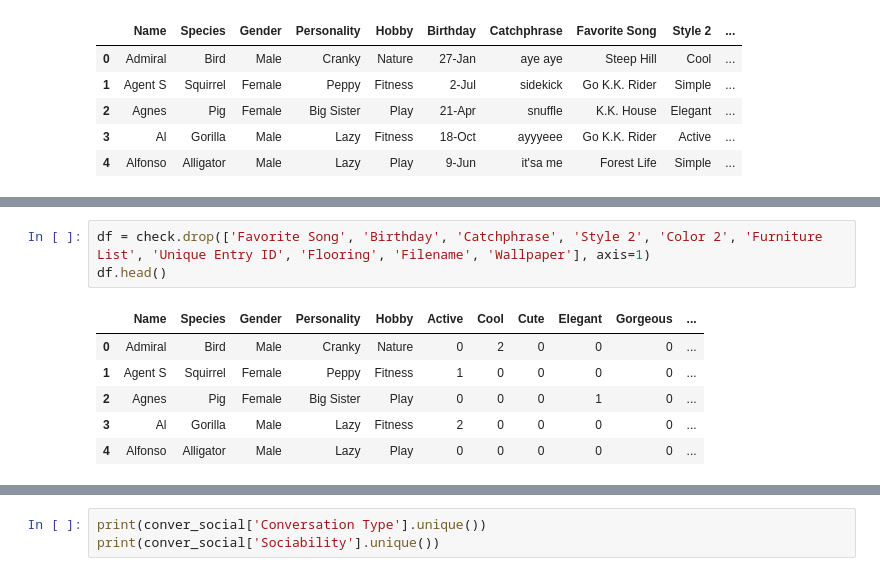
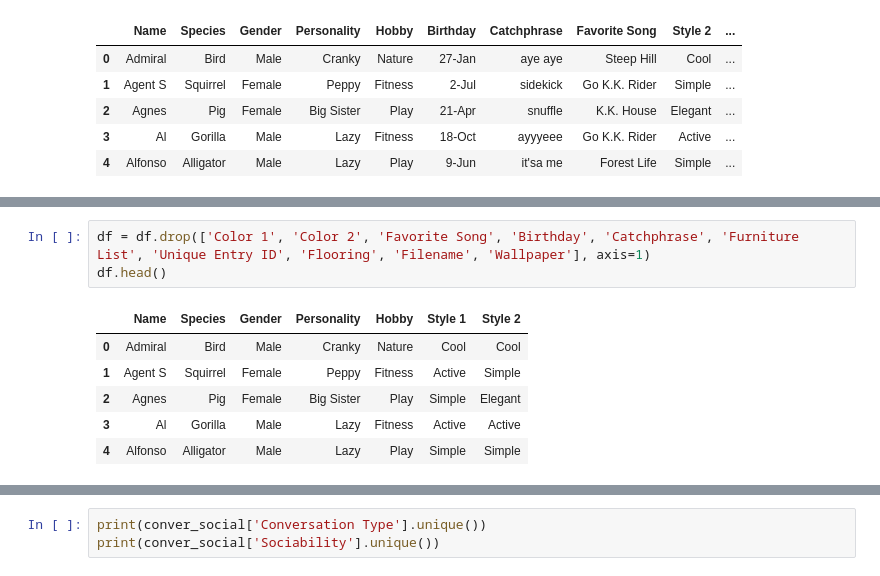
Before and after one commit to sohds/animal-acrossing-popularity, a Jupyter notebook: prep/prep-animal-acrossing-villager.ipynb, the cells around one changed output, grey strips where cells are left out. Cells and saved outputs as stored; diff of their text form.

```diff
--- a/prep/prep-animal-acrossing-villager.ipynb
+++ b/prep/prep-animal-acrossing-villager.ipynb
@@ -85,10 +114,10 @@ check.head()
 # %%
-df = check.drop(['Favorite Song', 'Birthday', 'Catchphrase', 'Style 2', 'Color 2', 'Furniture List', 'Unique Entry ID', 'Flooring', 'Filename', 'Wallpaper'], axis=1)
+df = df.drop(['Color 1', 'Color 2', 'Favorite Song', 'Birthday', 'Catchphrase', 'Furniture List', 'Unique Entry ID', 'Flooring', 'Filename', 'Wallpaper'], axis=1)
 df.head()
 # %% [output]
-|  | Name | Species | Gender | Personality | Hobby | Active | Cool | Cute | Elegant | Gorgeous | ... |
-| 0 | Admiral | Bird | Male | Cranky | Nature | 0 | 2 | 0 | 0 | 0 | ... |
-| 1 | Agent S | Squirrel | Female | Peppy | Fitness | 1 | 0 | 0 | 0 | 0 | ... |
-| 2 | Agnes | Pig | Female | Big Sister | Play | 0 | 0 | 0 | 1 | 0 | ... |
-| 3 | Al | Gorilla | Male | Lazy | Fitness | 2 | 0 | 0 | 0 | 0 | ... |
-| 4 | Alfonso | Alligator | Male | Lazy | Play | 0 | 0 | 0 | 0 | 0 | ... |
+|  | Name | Species | Gender | Personality | Hobby | Style 1 | Style 2 |
+| 0 | Admiral | Bird | Male | Cranky | Nature | Cool | Cool |
+| 1 | Agent S | Squirrel | Female | Peppy | Fitness | Active | Simple |
+| 2 | Agnes | Pig | Female | Big Sister | Play | Simple | Elegant |
+| 3 | Al | Gorilla | Male | Lazy | Fitness | Active | Active |
+| 4 | Alfonso | Alligator | Male | Lazy | Play | Simple | Simple |
```
Also changed, not shown: parts of 68 cells of this notebook, 3 other files.
